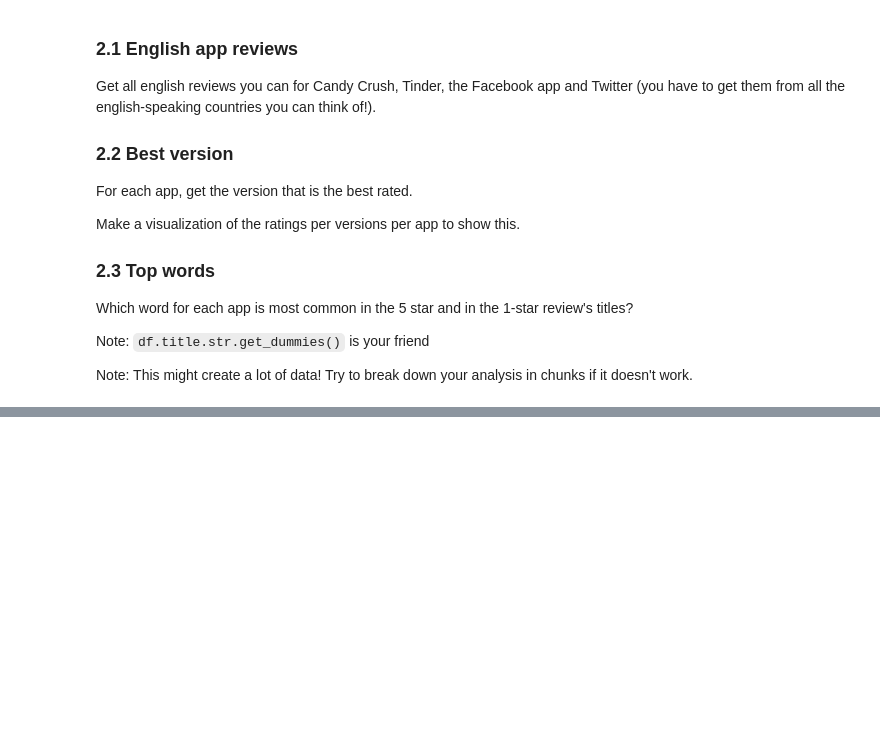
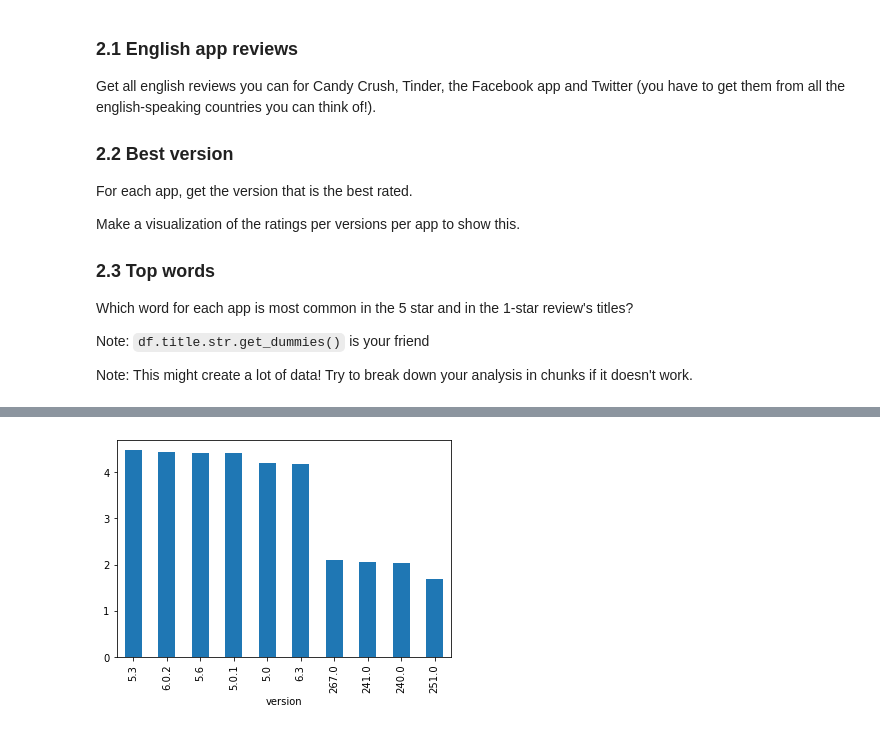
Before and after one commit to cb-ds-1/4-5-web-data, a Jupyter notebook: workshop.ipynb, the cells around one changed output, grey strips where cells are left out. Cells and saved outputs as stored; diff of their text form; code cells hidden in the pictures; blank space fills up the shorter version.

```diff
--- a/workshop.ipynb
+++ b/workshop.ipynb
@@ -57,0 +169,4 @@ Note: This might create a lot of data! Try to break down your analysis in chunks
+# %%
+tmp['facebook'][:10].plot.bar();
+# %% [output]
+[figure, added]
```
Also changed, not shown: parts of 19 cells of this notebook.
